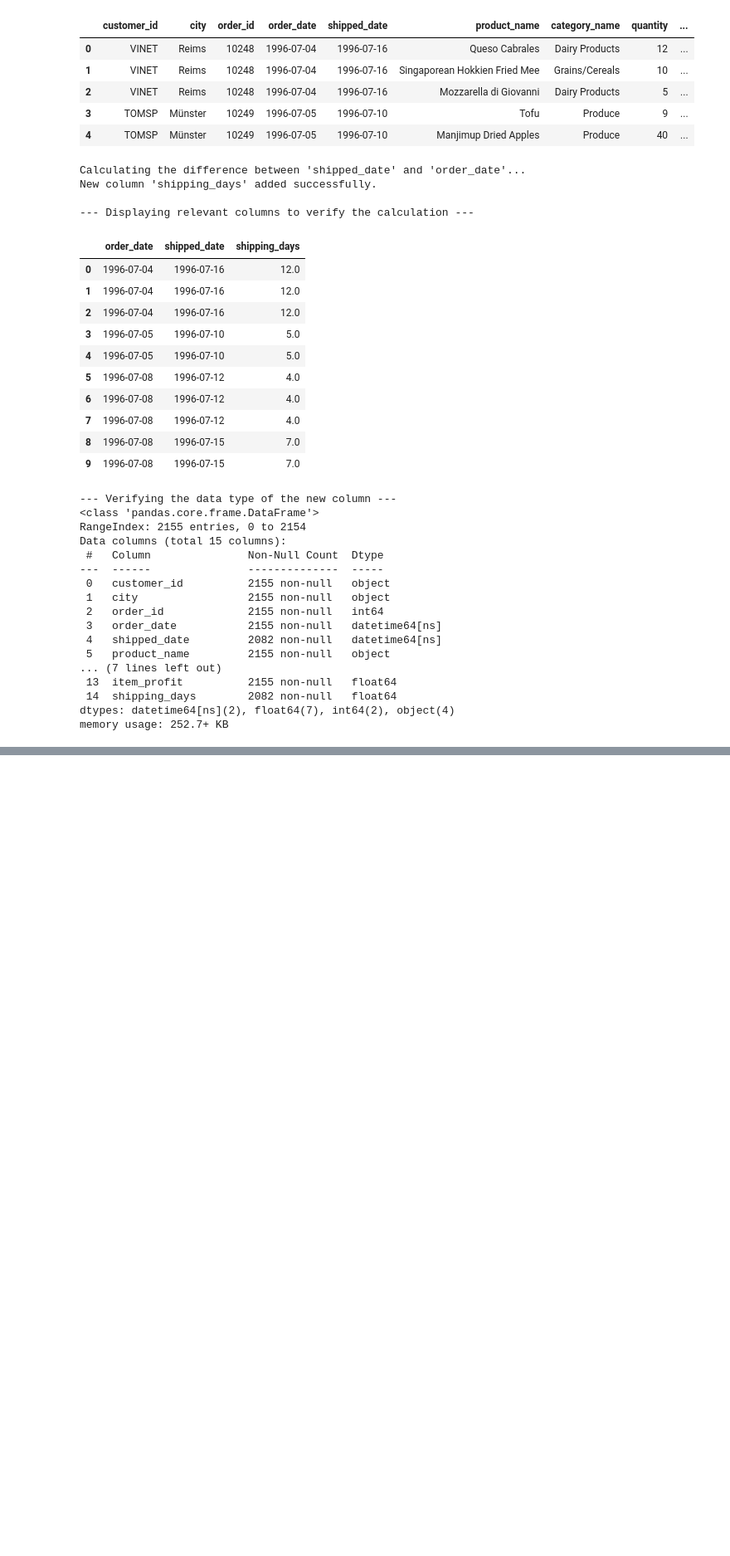
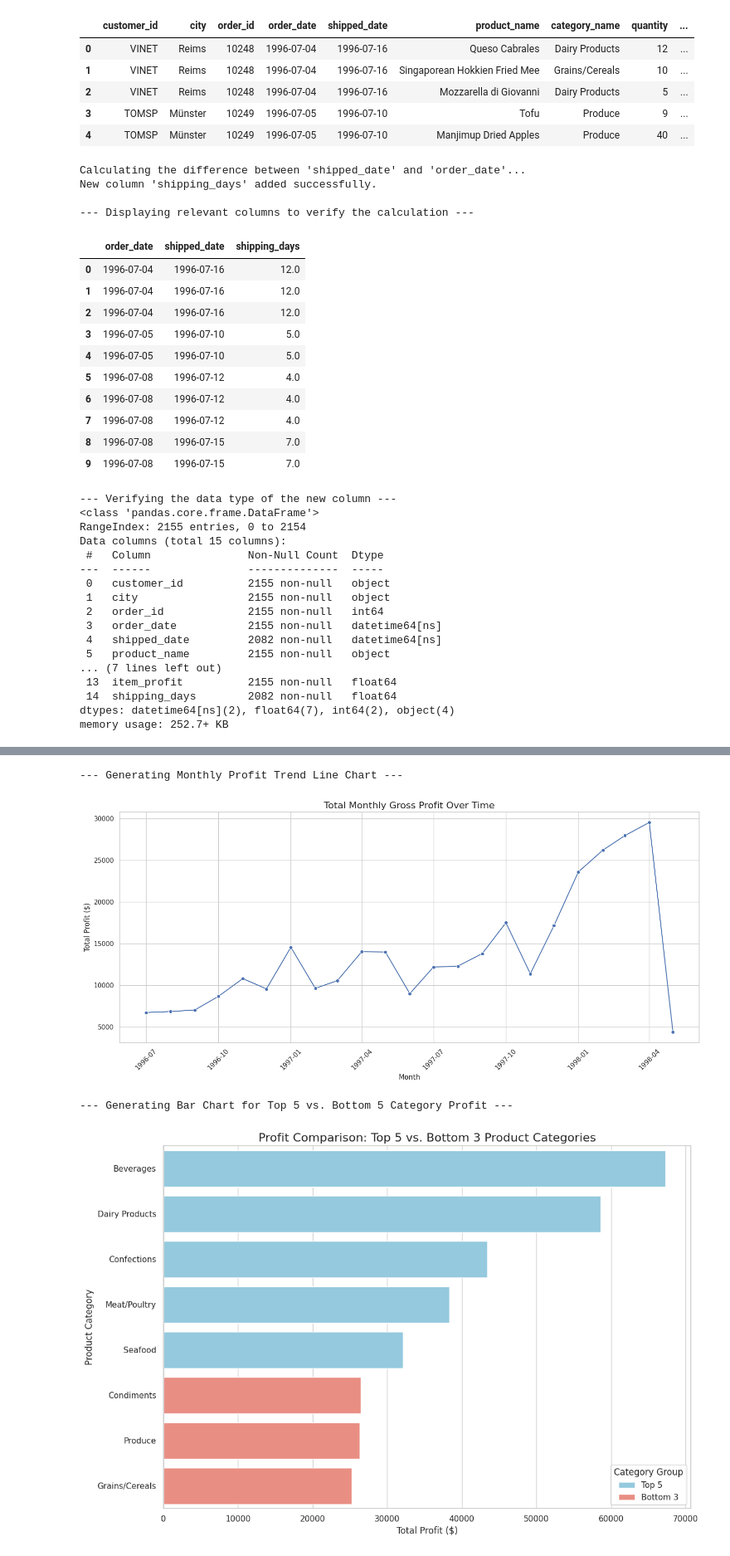
Before and after one commit to Elimge/northwind-sales-analysis, a Jupyter notebook: notebooks/01_analysis.ipynb, the cells around one changed output, grey strips where cells are left out. Shown: that part at 83% size. Drawn from its saved outputs; the diff is of its cells as text; code cells hidden in the pictures; blank space fills up the shorter version.

Commit message:
feat: Complete module 3 with data visualizations

```diff
--- a/notebooks/01_analysis.ipynb
+++ b/notebooks/01_analysis.ipynb
@@ -205,0 +338,71 @@ memory usage: 252.7+ KB
+# %%
+# --- Time Series Visualization ---
+
+import matplotlib.pyplot as plt
+import seaborn as sns
+
+print("--- Generating Monthly Profit Trend Line Chart ---")
+
+# Set the style for the plot
+sns.set_theme(style="whitegrid")
+
+# Create a figure and axes for the plot
+plt.figure(figsize=(15, 7))
+
+# Prepare data for plotting by converting 'order_month' to timestamp
+monthly_profit_plot = monthly_profit.copy()
+monthly_profit_plot['order_month'] = monthly_profit_plot['order_month'].dt.to_timestamp()
+
+
+# Create the line plot
+sns.lineplot(data=monthly_profit_plot, x='order_month', y='total_profit', marker='o', color='b')
+
+# Set plot titles and labels
+plt.title('Total Monthly Gross Profit Over Time', fontsize=16)
+plt.xlabel('Month', fontsize=12)
+plt.ylabel('Total Profit ($)', fontsize=12)
+plt.xticks(rotation=45) # Rotate x-axis labels for better readability
+plt.tight_layout() # Adjust layout to make room for labels
+
+# Display the plot
+plt.show()
+
+# --- Segment Comparison Visualization ---
+
+# Create a bar chart to compare the total profit of the Top 5 vs. Bottom 5 product categories.
+print("\n--- Generating Bar Chart for Top 5 vs. Bottom 5 Category Profit ---")
+
+# Calculate total profit per category and sort
+category_kpis_sorted = advanced_df.groupby('category_name')['item_profit'].sum().reset_index().sort_values(by='item_profit', ascending=False)
+
+# Get the top 5 and bottom 5 categories
+top_5_categories = category_kpis_sorted.head(5)
+bottom_5_categories = category_kpis_sorted.tail(3) # Since there are only 8 categories, we take the last 3.
+
+# Concatenate them into a single DataFrame for plotting
+comparison_df = pd.concat([top_5_categories, bottom_5_categories])
+
+
+# Create a color palette: one color for 'Top' and another for 'Bottom'
+# Create a new column to indicate group
+comparison_df['group'] = ['Top 5']*len(top_5_categories) + ['Bottom 3']*len(bottom_5_categories)
+palette = {'Top 5': 'skyblue', 'Bottom 3': 'salmon'}
+
+# Create the bar plot
+plt.figure(figsize=(12, 8))
+sns.barplot(data=comparison_df, x='item_profit', y='category_name', hue='group', palette=palette, dodge=False)
+
+# Set plot titles and labels
+plt.title('Profit Comparison: Top 5 vs. Bottom 3 Product Categories', fontsize=16)
+plt.xlabel('Total Profit ($)', fontsize=12)
+plt.ylabel('Product Category', fontsize=12)
+plt.legend(title='Category Group')
+plt.tight_layout()
+
+# Display the plot
+plt.show()
+# %% [output]
+--- Generating Monthly Profit Trend Line Chart ---
+[figure, added]
+--- Generating Bar Chart for Top 5 vs. Bottom 5 Category Profit ---
+[figure, added]
```
Also changed, not shown: parts of 2 cells of this notebook.
